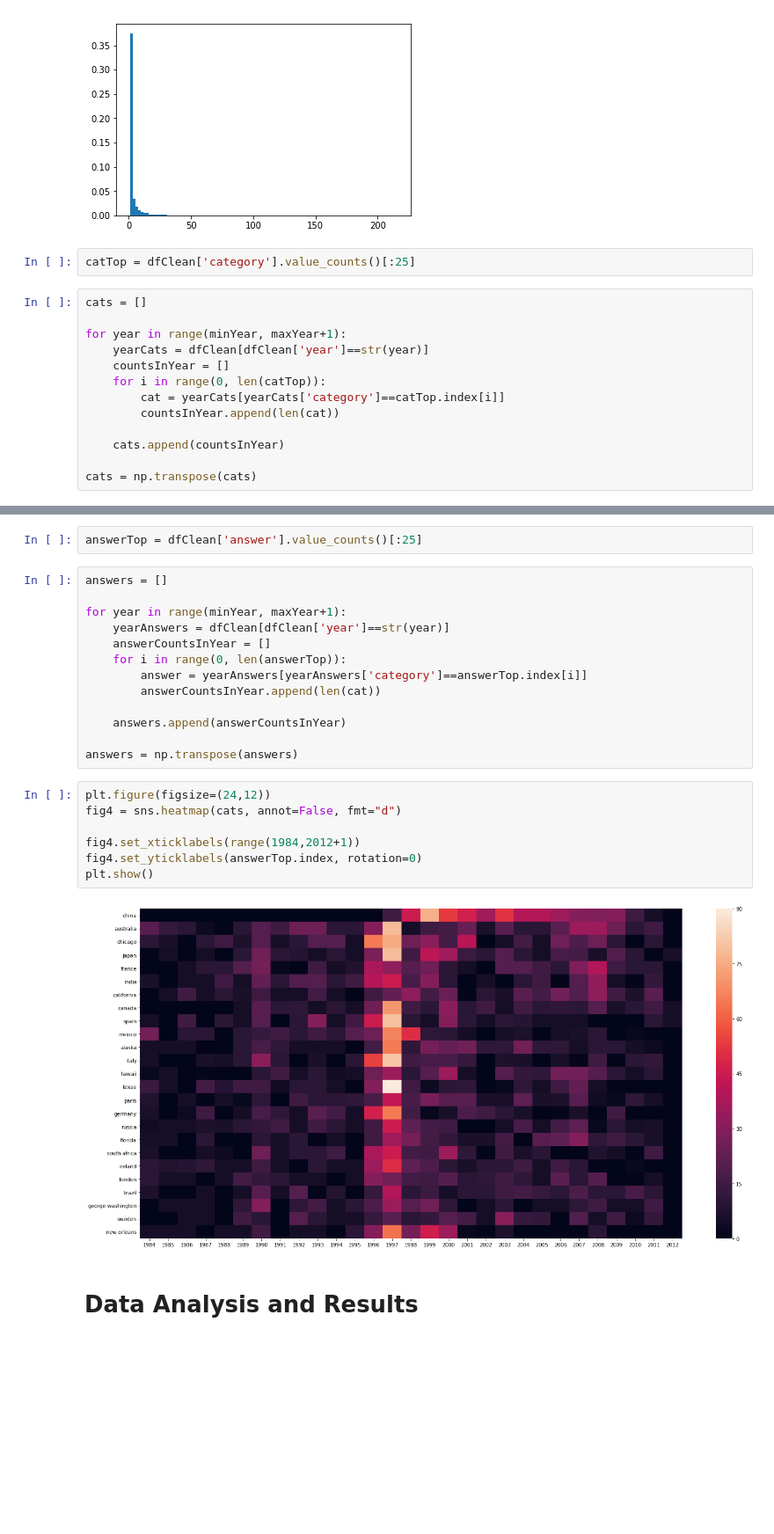
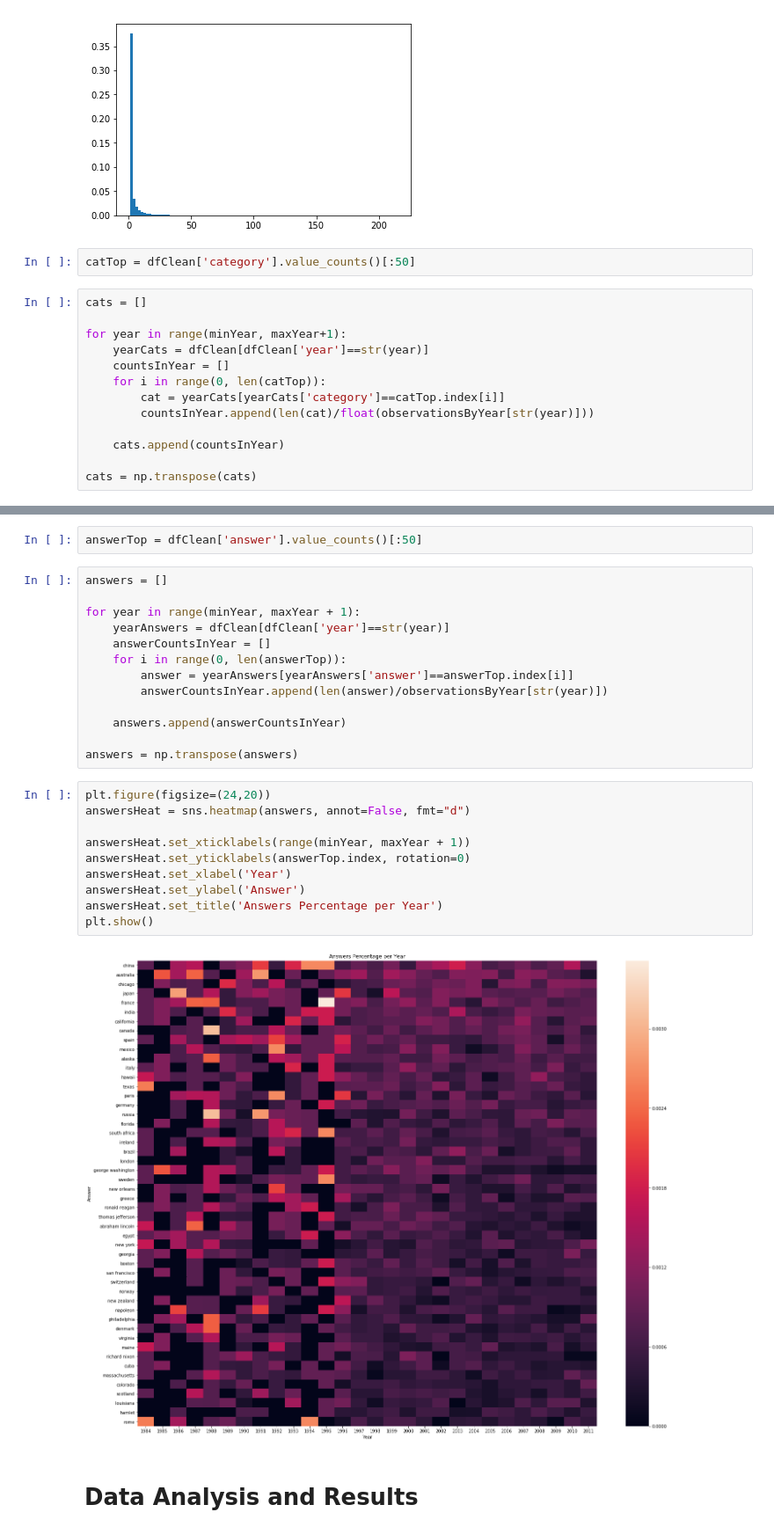
Before and after one commit to brn016/Projects, a Jupyter notebook: Jeopardy Project.ipynb, the cells around one changed output, grey strips where cells are left out. Shown: that part at 88% size. Cells and saved outputs as stored; diff of their text form; blank space fills up the shorter version.

```diff
--- a/Jeopardy Project.ipynb
+++ b/Jeopardy Project.ipynb
@@ -162,7 +166,7 @@ plt.show()
 # %% [output]
 [figure]
 # %%
-catTop = dfClean['category'].value_counts()[:25]
+catTop = dfClean['category'].value_counts()[:50]
 # %%
 cats = []
 
@@ -171,7 +175,7 @@ for year in range(minYear, maxYear+1):
     countsInYear = []
     for i in range(0, len(catTop)):
         cat = yearCats[yearCats['category']==catTop.index[i]]
-        countsInYear.append(len(cat))
+        countsInYear.append(len(cat)/float(observationsByYear[str(year)]))
 
     cats.append(countsInYear)
 
@@ -188,26 +195,29 @@ plt.show()
 # %%
-answerTop = dfClean['answer'].value_counts()[:25]
+answerTop = dfClean['answer'].value_counts()[:50]
 # %%
 answers = []
 
-for year in range(minYear, maxYear+1):
+for year in range(minYear, maxYear + 1):
     yearAnswers = dfClean[dfClean['year']==str(year)]
     answerCountsInYear = []
     for i in range(0, len(answerTop)):
-        answer = yearAnswers[yearAnswers['category']==answerTop.index[i]]
-        answerCountsInYear.append(len(cat))
+        answer = yearAnswers[yearAnswers['answer']==answerTop.index[i]]
+        answerCountsInYear.append(len(answer)/observationsByYear[str(year)])
 
     answers.append(answerCountsInYear)
 
 answers = np.transpose(answers)
 # %%
-plt.figure(figsize=(24,12))
-fig4 = sns.heatmap(cats, annot=False, fmt="d")
+plt.figure(figsize=(24,20))
+answersHeat = sns.heatmap(answers, annot=False, fmt="d")
 
-fig4.set_xticklabels(range(1984,2012+1))
-fig4.set_yticklabels(answerTop.index, rotation=0)
+answersHeat.set_xticklabels(range(minYear, maxYear + 1))
+answersHeat.set_yticklabels(answerTop.index, rotation=0)
+answersHeat.set_xlabel('Year')
+answersHeat.set_ylabel('Answer')
+answersHeat.set_title('Answers Percentage per Year')
 plt.show()
 # %% [output]
-[figure, old version]
+[figure, new version]
 # %% [markdown]
 # Data Analysis and Results
```
Also changed, not shown: parts of 39 cells of this notebook.
